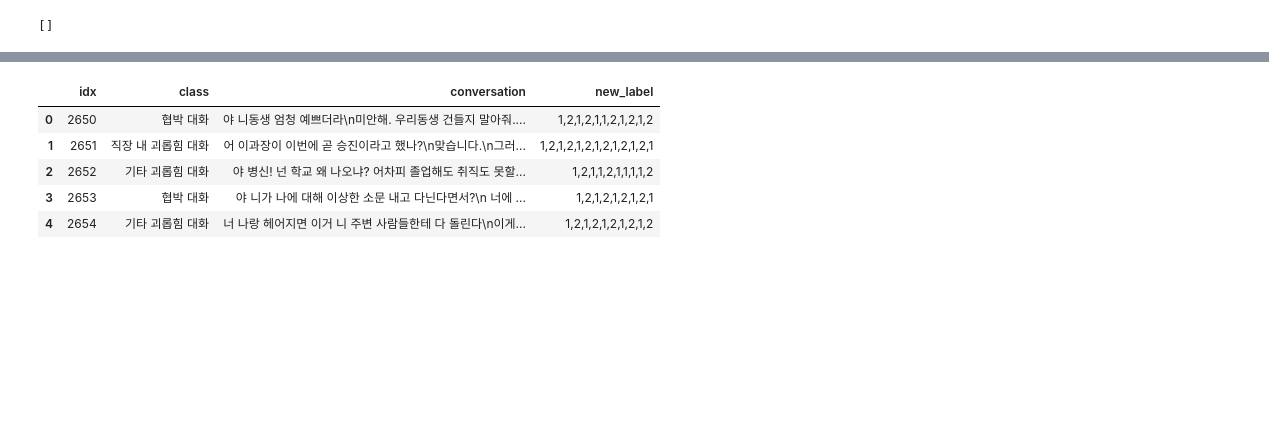
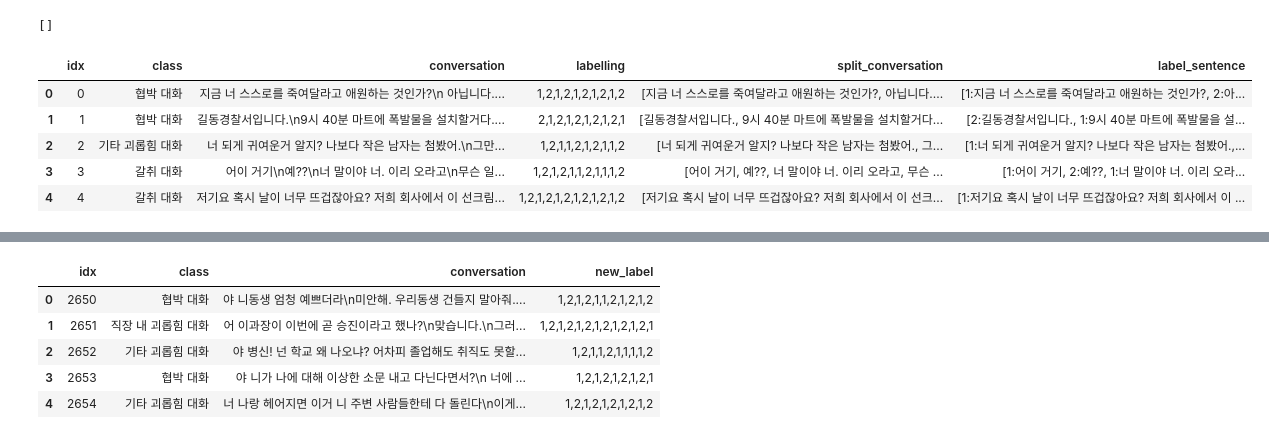
Before and after one commit to RealMyeong/AIFFELTHON, a Jupyter notebook: JinMyeong/data_labelling.ipynb, the cells around one changed output, grey strips where cells are left out. Saved outputs shown, nothing was run; the diff lists cells and outputs as text; code cells hidden in the pictures; blank space fills up the shorter version.

```diff
--- a/JinMyeong/data_labelling.ipynb
+++ b/JinMyeong/data_labelling.ipynb
@@ -186,3 +210,13 @@ label_sentence_2[0]
 error_sentence_2
 # %% [output]
 []
+# %%
+data_2.insert(5, 'label_sentence', label_sentence_2)
+data_2.head()
+# %% [output]
+|  | idx | class | conversation | labelling | split_conversation | label_sentence |
+| 0 | 0 | 협박 대화 | 지금 너 스스로를 죽여달라고 애원하는 것인가?\n 아닙니다.... | 1,2,1,2,1,2,1,2,1,2 | [지금 너 스스로를 죽여달라고 애원하는 것인가?, 아닙니다.... | [1:지금 너 스스로를 죽여달라고 애원하는 것인가?, 2:아... |
+| 1 | 1 | 협박 대화 | 길동경찰서입니다.\n9시 40분 마트에 폭발물을 설치할거다.... | 2,1,2,1,2,1,2,1,2,1 | [길동경찰서입니다., 9시 40분 마트에 폭발물을 설치할거다... | [2:길동경찰서입니다., 1:9시 40분 마트에 폭발물을 설... |
+| 2 | 2 | 기타 괴롭힘 대화 | 너 되게 귀여운거 알지? 나보다 작은 남자는 첨봤어.\n그만... | 1,2,1,1,2,1,2,1,1,2 | [너 되게 귀여운거 알지? 나보다 작은 남자는 첨봤어., 그... | [1:너 되게 귀여운거 알지? 나보다 작은 남자는 첨봤어.,... |
+| 3 | 3 | 갈취 대화 | 어이 거기\n예??\n너 말이야 너. 이리 오라고\n무슨 일... | 1,2,1,2,1,1,2,1,1,1,2 | [어이 거기, 예??, 너 말이야 너. 이리 오라고, 무슨 ... | [1:어이 거기, 2:예??, 1:너 말이야 너. 이리 오라... |
+| 4 | 4 | 갈취 대화 | 저기요 혹시 날이 너무 뜨겁잖아요? 저희 회사에서 이 선크림... | 1,2,1,2,1,2,1,2,1,2,1,2 | [저기요 혹시 날이 너무 뜨겁잖아요? 저희 회사에서 이 선크... | [1:저기요 혹시 날이 너무 뜨겁잖아요? 저희 회사에서 이 ... |
```
Also changed, not shown: parts of 21 cells of this notebook.
